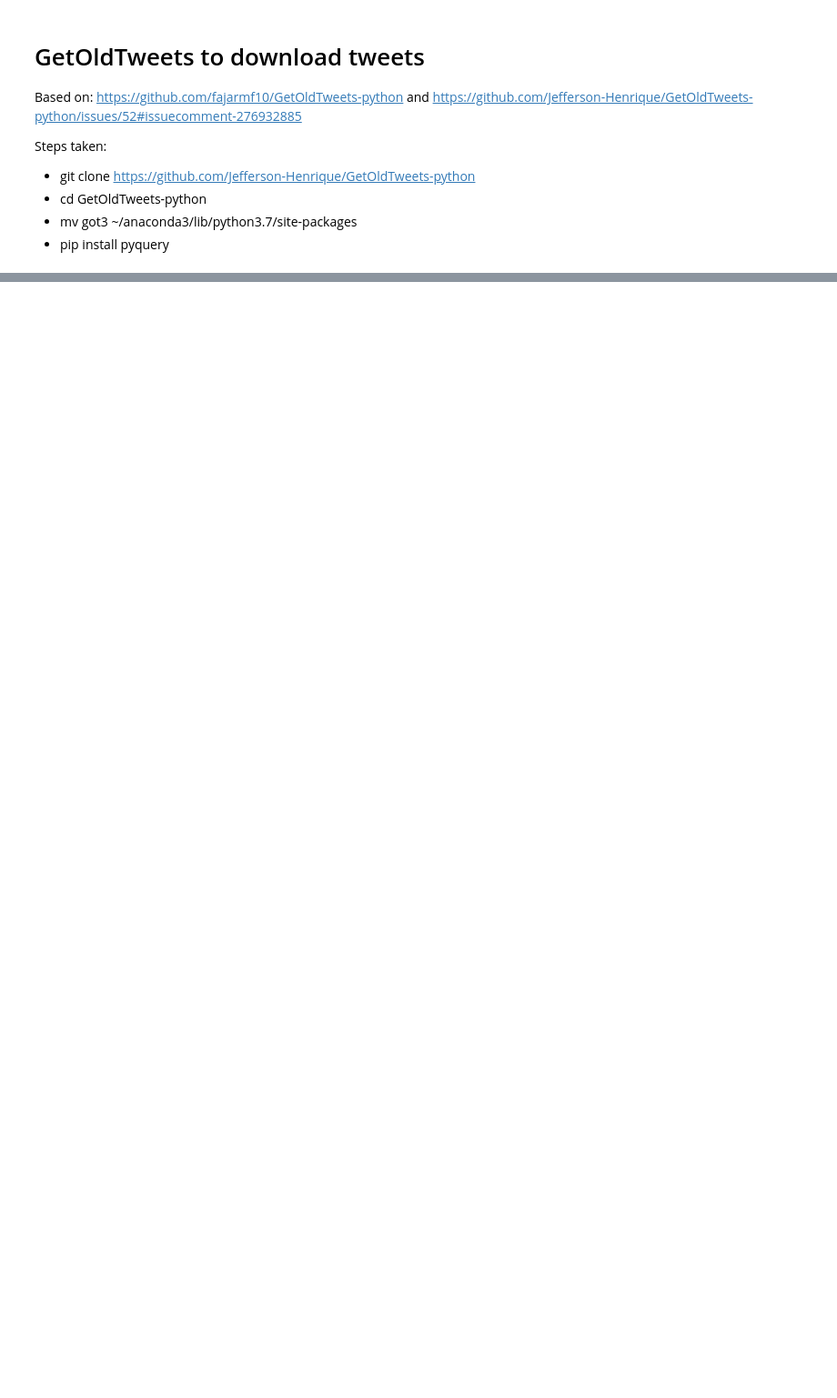
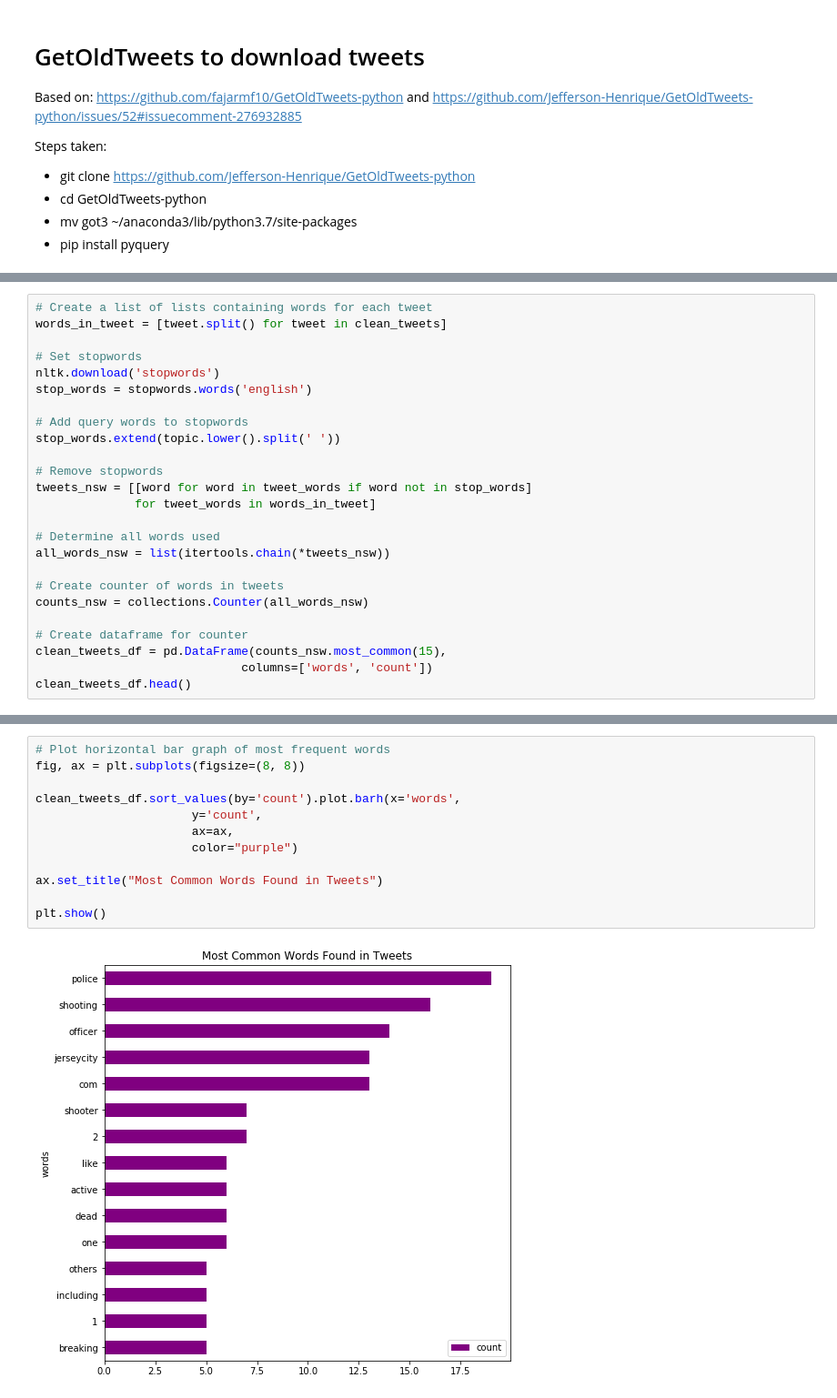
Before and after one commit to wingkitlee0/trendsplanation, a Jupyter notebook: Amy/Get trending topics.ipynb, the cells around one changed output, grey strips where cells are left out. Shown at 91% size. Cells and saved outputs as stored; diff of their text form; blank space fills up the shorter version.

Commit message:
Added most frequent words

```diff
--- a/Amy/Get trending topics.ipynb
+++ b/Amy/Get trending topics.ipynb
@@ -115,0 +152,25 @@ all_tweets_df.head()
+# %%
+# Create a list of lists containing words for each tweet
+words_in_tweet = [tweet.split() for tweet in clean_tweets]
+
+# Set stopwords
+nltk.download('stopwords')
+stop_words = stopwords.words('english')
+
+# Add query words to stopwords
+stop_words.extend(topic.lower().split(' '))
+
+# Remove stopwords
+tweets_nsw = [[word for word in tweet_words if word not in stop_words]
+              for tweet_words in words_in_tweet]
+
+# Determine all words used
+all_words_nsw = list(itertools.chain(*tweets_nsw))
+
+# Create counter of words in tweets
+counts_nsw = collections.Counter(all_words_nsw)
+
+# Create dataframe for counter
+clean_tweets_df = pd.DataFrame(counts_nsw.most_common(15),
+                             columns=['words', 'count'])
+clean_tweets_df.head()
@@ -115,0 +187,14 @@ all_tweets_df.head()
+# %%
+# Plot horizontal bar graph of most frequent words
+fig, ax = plt.subplots(figsize=(8, 8))
+
+clean_tweets_df.sort_values(by='count').plot.barh(x='words',
+                      y='count',
+                      ax=ax,
+                      color="purple")
+
+ax.set_title("Most Common Words Found in Tweets")
+
+plt.show()
+# %% [output]
+[figure, added]
```
Also changed, not shown: parts of 9 cells of this notebook.
